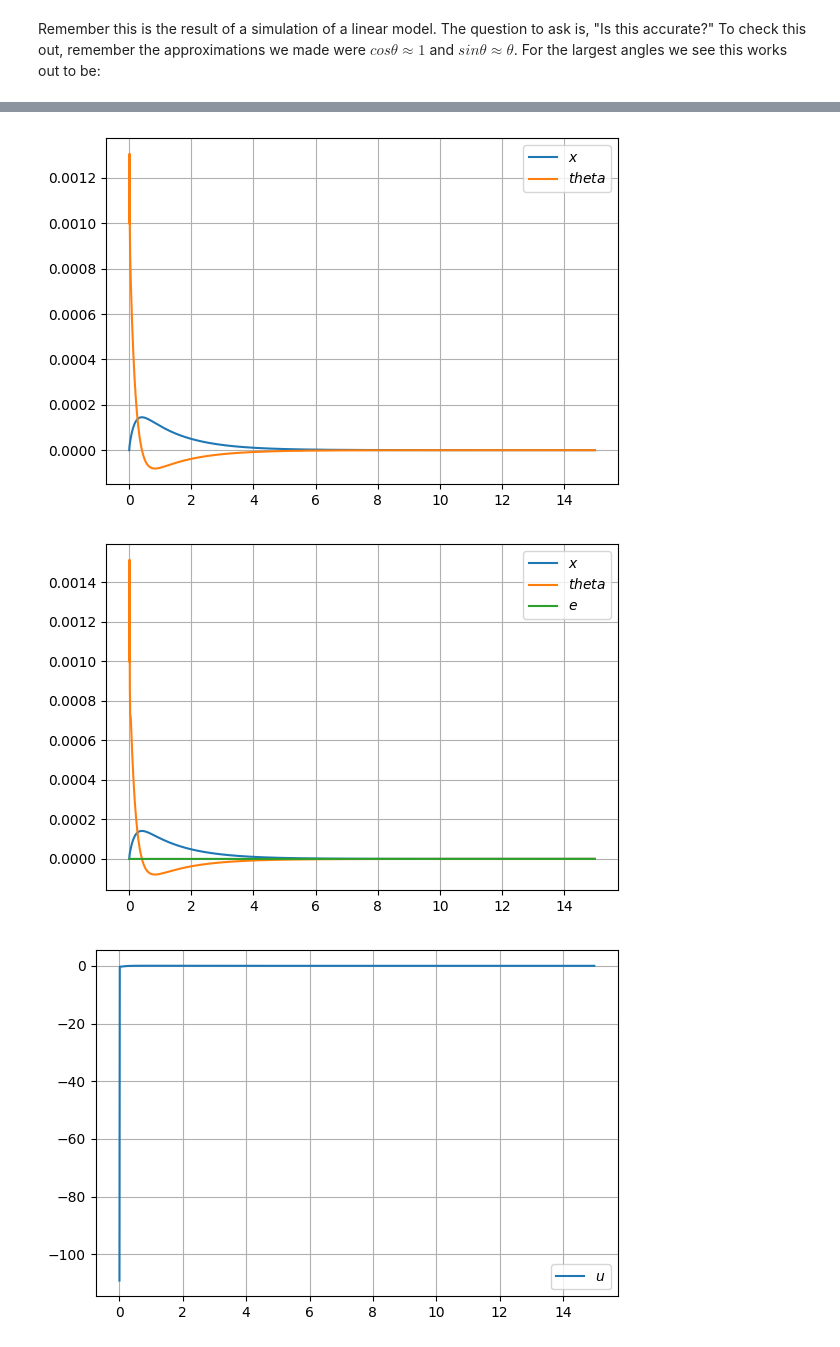
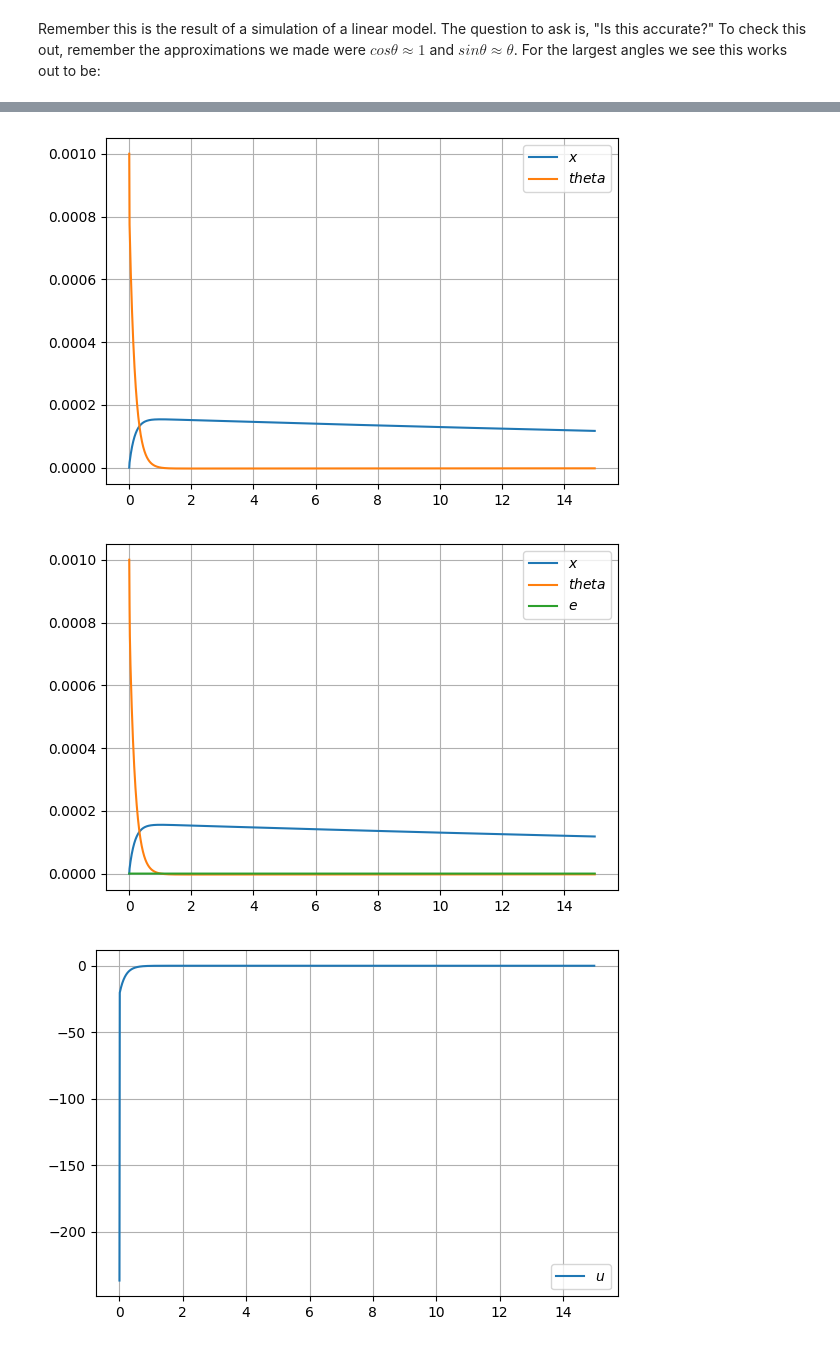
Before and after one commit to JoshuaMularczyk/SelfBalancingCar, a Jupyter notebook: Simulations/SelfBalancingCart.ipynb, the cells around one changed output, grey strips where cells are left out. Drawn from its saved outputs; the diff is of its cells as text; code cells hidden in the pictures.

```diff
--- a/Simulations/SelfBalancingCart.ipynb
+++ b/Simulations/SelfBalancingCart.ipynb
@@ -18,12 +18,12 @@ Ib = 1.7630*10**-4 # Moment of Inertia of Body
 Iw = 2.79639*10**-5 # Moment of Inertia of Wheel
 L = 0.017 # length of the long pendulum rod (meters)
 g = 9.81  # gravity (m/s^2)
-k = 0.0298 # motor constant
+k = 0.1037 # motor constant
 s = 1  #  -1 for hanging down; +1 for up
-def setupModel(mb = 0.7177,mw = 0.0982,R = 4.6,r = 0.03375,Ib = 1.7630*10**-4,Iw = 2.79639*10**-5,L= 0.017,g = 9.81,k = 0.0298,s = 1):
+def setupModel(mb = 0.7177,mw = 0.0982,R = 4.6,r = 0.03375,Ib = 1.7630*10**-4,Iw = 2.79639*10**-5,L= 0.017,g = 9.81,k = 0.1037,s = 1):
     # Now the state model
     A = np.array([[0,1,0,0],[0,-(60*k**2)/(r**2*R*mw+Iw*R),-(mb*g*r**2)/(mw*r**2+Iw),((Ib*r**2)/(mw*L*r**2+Iw*L))],[0,0,0,1],[0,-(60*k**2)/(r**2*R*mw*L+Iw*R*L),((mb*g*r**2+mw*g*r**2+Iw*g)/(mw*L*r**2+Iw*L)),-(r**2*mb*Ib+r**2*mw*Ib+Iw*Ib)/(mb*mw*L**2*r**2+mb*Iw*L**2)]])
-    B = np.array([[0],[2*k/(r*R*mw+(Iw*R)/r)],[0],[-2*k/(R*mw*L*r+(Iw/r)*L*R)]])
+    B = np.array([[0],[24*k/(255*r*R*mw+(255*Iw*R)/r)],[0],[-24*k/(255*R*mw*L*r+(255*Iw*L*R)/r)]])
    # C = np.array([[1.83/r,0,0,0],[0,0,1,0]]);
     #C = np.identity(4)
     C = np.array([[29.630,0,0,0],[0,-82.643,-57.358,0.084485],[0,0,0,1]])
@@ -31,7 +31,7 @@ def setupModel(mb = 0.7177,mw = 0.0982,R = 4.6,r = 0.03375,Ib = 1.7630*10**-4,Iw
     pendsys = ct.ss(A, B, C, D)
     return pendsys
 
-pendsys = setupModel(mb = 0.7177,mw = 0.0982,R = 4.6,r = 0.03375,Ib = 1.7630*10**-4,Iw = 2.79639*10**-5,L = 0.017,g = 9.81,k = 0.0298,s = 1)
+pendsys = setupModel(mb = 0.7177,mw = 0.0982,R = 4.6,r = 0.03375,Ib = 1.7630*10**-4,Iw = 2.79639*10**-5,L = 0.017,g = 9.81,k = 0.1037,s = 1)
 print(pendsys)
 x0 = [0,0.1,0,0]
 t = np.arange(0, 15, 0.01)
@@ -139,7 +139,7 @@ V :
 ### Stable Pendulum Simulation
 # %%
 s = 1; # Hanging down
-pendsys = setupModel(mb = 0.7177,mw = 0.0982,R = 4.6,r = 0.03375,Ib = 1.7630*10**-4,Iw = 2.79639*10**-5,L = 0.017,g = 9.81,k = 0.0298,s = 1);
+pendsys = setupModel(mb = 0.7177,mw = 0.0982,R = 4.6,r = 0.03375,Ib = 1.7630*10**-4,Iw = 2.79639*10**-5,L = 0.017,g = 9.81,k = 0.1037,s = 1);
 print(pendsys)
 x0 = [0,0.1,0,0]
 (t, y, x) = ct.initial_response(pendsys,t, x0,return_x=True)
@@ -168,8 +168,8 @@ B = [[   0.    ]
 # %% [markdown]
 Remember this is the result of a simulation of a linear model.  The question to ask is, "Is this accurate?"  To check this out, remember the approximations we made were $cos \theta \approx 1$ and $sin\theta \approx \theta$.  For the largest angles we see this works out to be:
 # %%
-x0 = [0, 0.001, 0.01745329, 0]
-x0e0 = [0, 0.001, 0.01745329, 0, 0, 0.001, 0.01745329,0]
+x0 = [0, 0.001, 0.1745329, 0]
+x0e0 = [0, 0.001, 0.1745329, 0, 0, 0.001, 0.1745329,0]
 Z = np.identity(4)
 Y = 0
 
@@ -182,8 +182,8 @@ displayPendSimulation(t, y)
 #print(pendsys_fb)
 
 #lqr
-Q_lqr = [[500000,0,0,0],[0,100,0,0],[0,0,3000,0],[0,0,0,100]]
-R_lqr = [0.0001]
+Q_lqr = [[50000,0,0,0],[0,10,0,0],[0,0,3000,0],[0,0,0,100]]
+R_lqr = [0.002]
 G_lqr,S_lqr,E_lqr = ct.lqr(A,B,Q_lqr,R_lqr)
 print('K')
 print(K)
@@ -267,3 +267,3 @@ K_fullO
-[figure, old version]
+[figure, new version]
-[figure, old version]
+[figure, new version]
-[figure, old version]
+[figure, new version]
```
Also changed, not shown: parts of 4 cells of this notebook, 3 other files.
